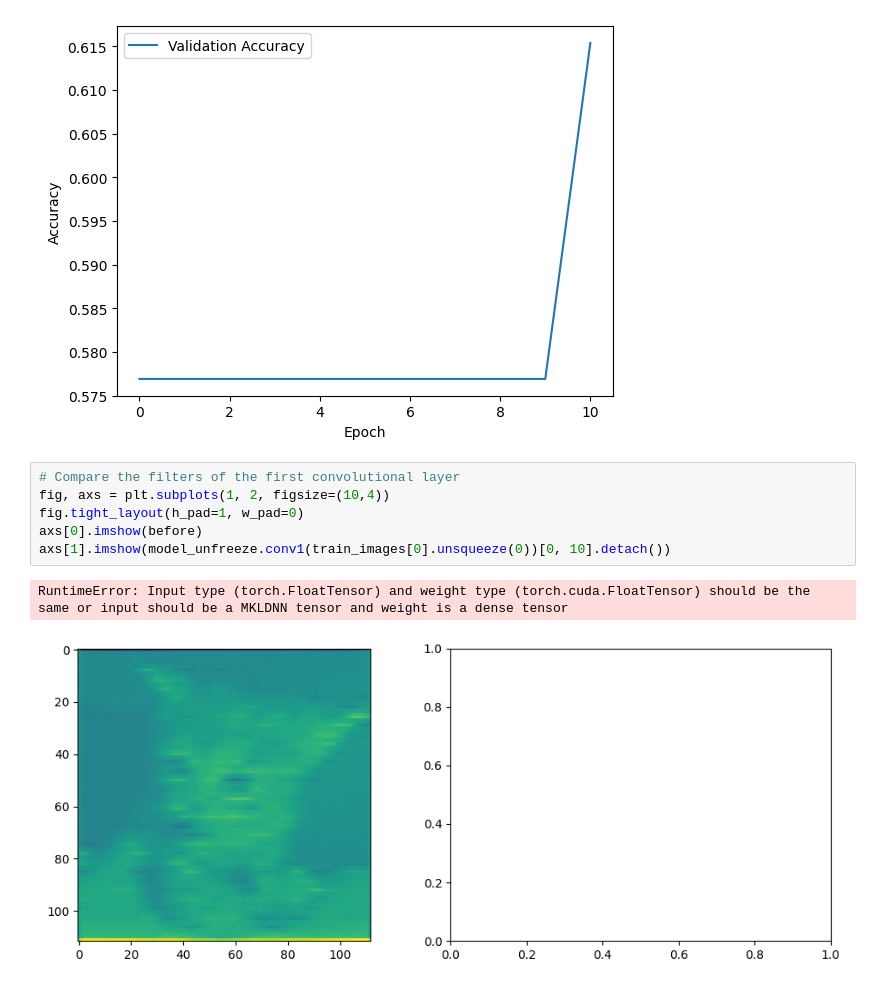
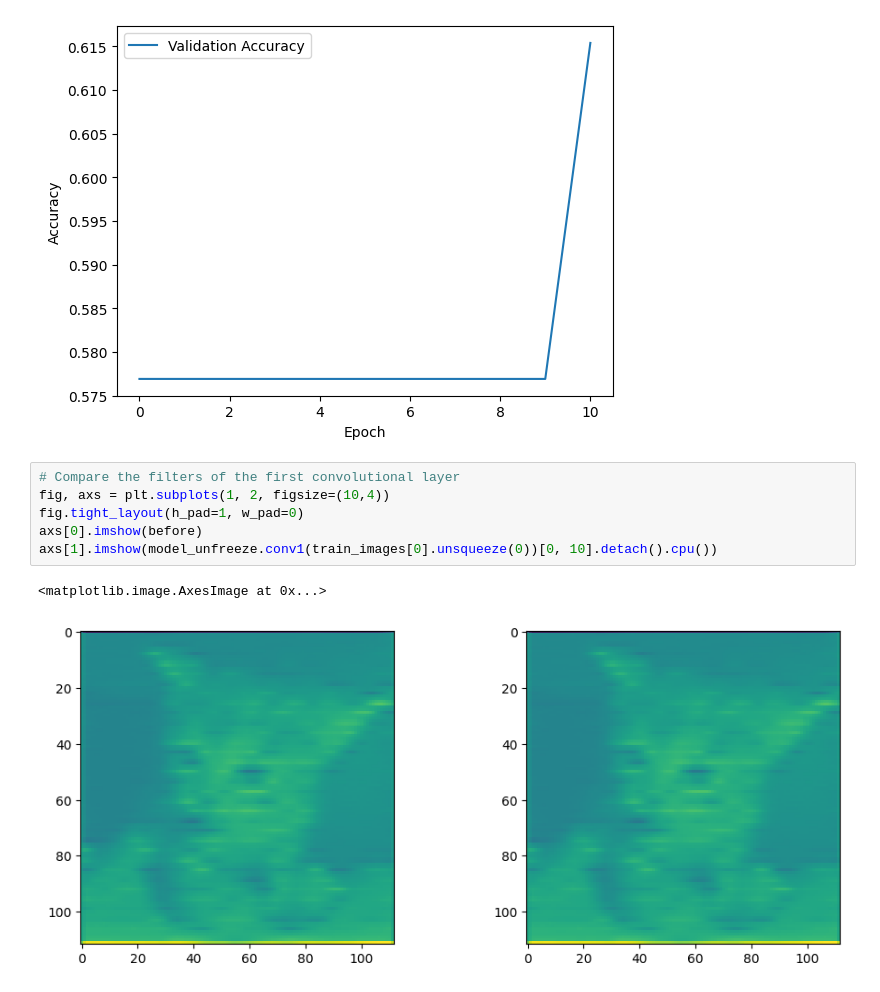
Before and after one commit to Jagardiner97/STAT-6685, a Jupyter notebook: HW4/src/transfer.ipynb, the cells around one changed output. Drawn from its saved outputs; the diff is of its cells as text.

Commit message:
fixed convolution layer output images

```diff
--- a/HW4/src/transfer.ipynb
+++ b/HW4/src/transfer.ipynb
@@ -388,9 +388,9 @@ plt.show()
 # %%
 # Compare the filters of the first convolutional layer
 fig, axs = plt.subplots(1, 2, figsize=(10,4))
 fig.tight_layout(h_pad=1, w_pad=0)
 axs[0].imshow(before)
-axs[1].imshow(model_unfreeze.conv1(train_images[0].unsqueeze(0))[0, 10].detach())
+axs[1].imshow(model_unfreeze.conv1(train_images[0].unsqueeze(0))[0, 10].detach().cpu())
 # %% [output]
-RuntimeError: Input type (torch.FloatTensor) and weight type (torch.cuda.FloatTensor) should be the same or input should be a MKLDNN tensor and weight is a dense tensor
+<matplotlib.image.AxesImage at 0x...>
-[figure, old version]
+[figure, new version]
```
